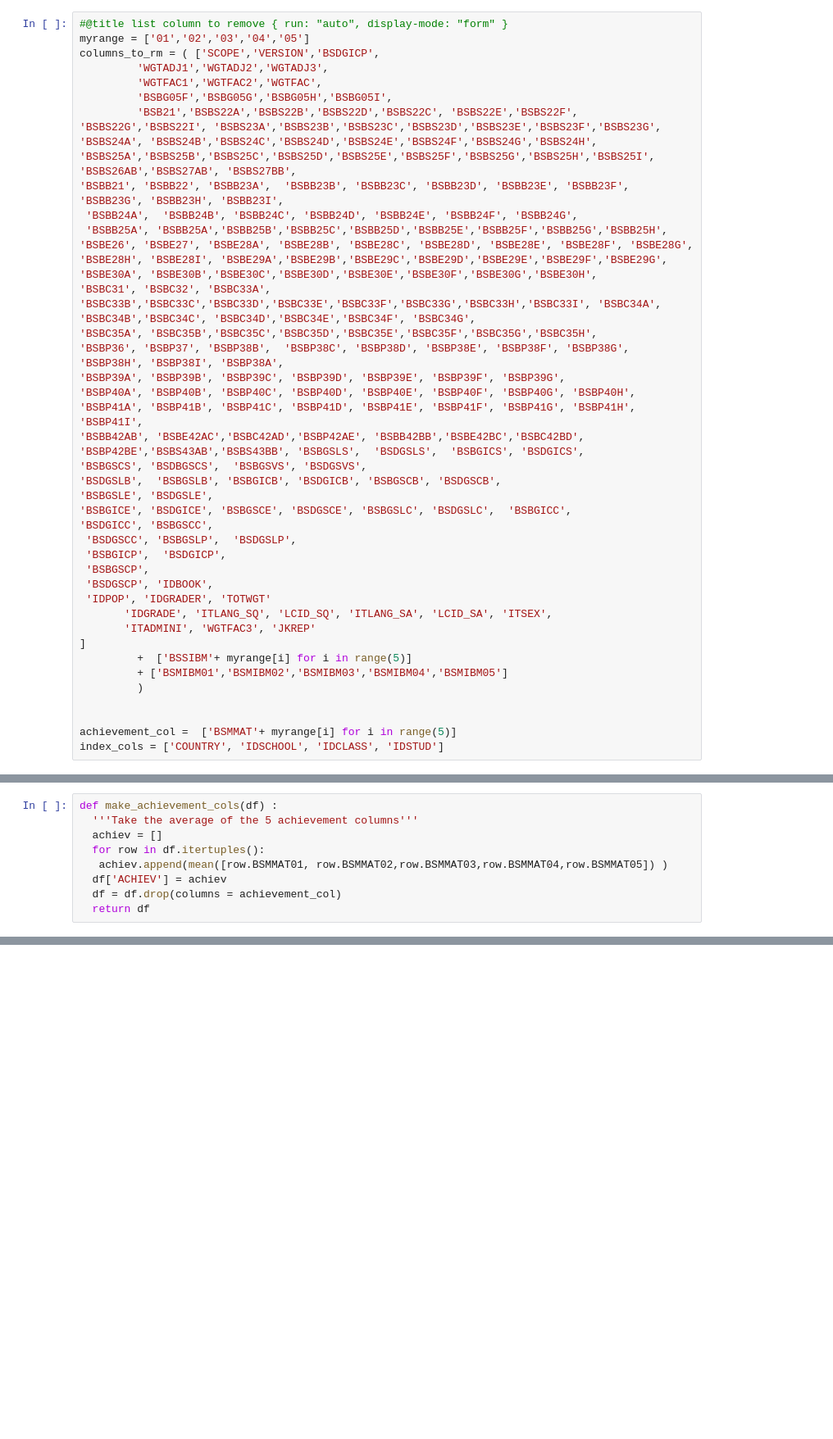
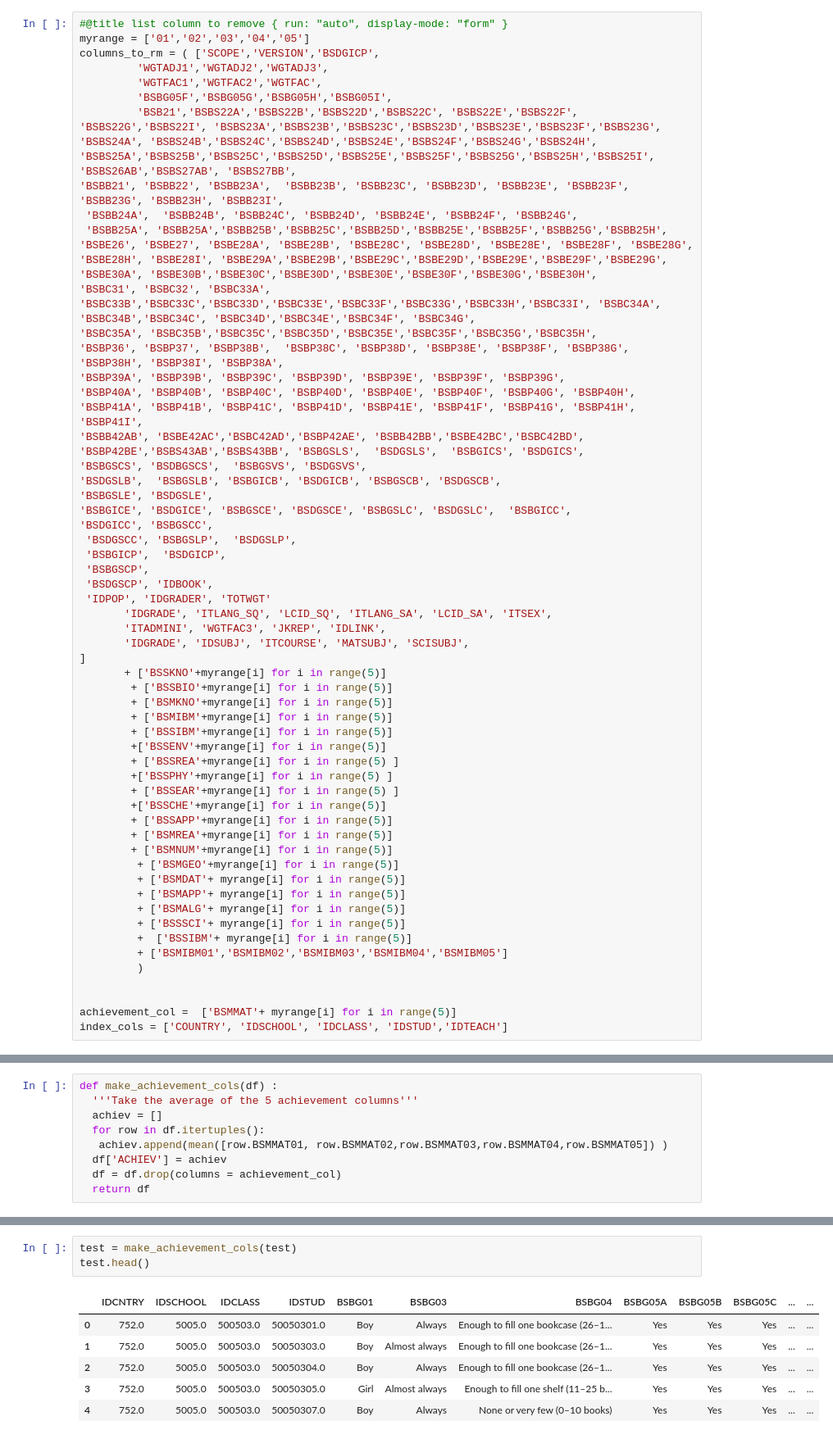
Before and after one commit to AntsaHoneywinner/DSIcapstoneproject, a Jupyter notebook: Capstone_project_Antsa_Rakotondrafara.ipynb, the cells around one changed output, grey strips where cells are left out. Shown: that part at 82% size. Cells and saved outputs as stored; diff of their text form; blank space fills up the shorter version.

```diff
--- a/Capstone_project_Antsa_Rakotondrafara.ipynb
+++ b/Capstone_project_Antsa_Rakotondrafara.ipynb
@@ -226,15 +221,34 @@ columns_to_rm = ( ['SCOPE','VERSION','BSDGICP',
  'BSDGSCP', 'IDBOOK',
  'IDPOP', 'IDGRADER', 'TOTWGT'
        'IDGRADE', 'ITLANG_SQ', 'LCID_SQ', 'ITLANG_SA', 'LCID_SA', 'ITSEX',
-       'ITADMINI', 'WGTFAC3', 'JKREP'
+       'ITADMINI', 'WGTFAC3', 'JKREP', 'IDLINK',
+       'IDGRADE', 'IDSUBJ', 'ITCOURSE', 'MATSUBJ', 'SCISUBJ',
 ]
+       + ['BSSKNO'+myrange[i] for i in range(5)]
+        + ['BSSBIO'+myrange[i] for i in range(5)]
+        + ['BSMKNO'+myrange[i] for i in range(5)]
+        + ['BSMIBM'+myrange[i] for i in range(5)]
+        + ['BSSIBM'+myrange[i] for i in range(5)]
+        +['BSSENV'+myrange[i] for i in range(5)]
+        + ['BSSREA'+myrange[i] for i in range(5) ]
+        +['BSSPHY'+myrange[i] for i in range(5) ]
+        + ['BSSEAR'+myrange[i] for i in range(5) ]
+        +['BSSCHE'+myrange[i] for i in range(5)]
+        + ['BSSAPP'+myrange[i] for i in range(5)]
+        + ['BSMREA'+myrange[i] for i in range(5)]
+        + ['BSMNUM'+myrange[i] for i in range(5)]
+         + ['BSMGEO'+myrange[i] for i in range(5)]
+         + ['BSMDAT'+ myrange[i] for i in range(5)]
+         + ['BSMAPP'+ myrange[i] for i in range(5)]
+         + ['BSMALG'+ myrange[i] for i in range(5)]
+         + ['BSSSCI'+ myrange[i] for i in range(5)]
          +  ['BSSIBM'+ myrange[i] for i in range(5)]
          + ['BSMIBM01','BSMIBM02','BSMIBM03','BSMIBM04','BSMIBM05']
          )
 
 
 achievement_col =  ['BSMMAT'+ myrange[i] for i in range(5)]
-index_cols = ['COUNTRY', 'IDSCHOOL', 'IDCLASS', 'IDSTUD']
+index_cols = ['COUNTRY', 'IDSCHOOL', 'IDCLASS', 'IDSTUD','IDTEACH']
 # %%
 from statistics import mean
 # %%
@@ -303,0 +294,10 @@ pandas.core.series.Series
+# %%
+test = make_achievement_cols(test)
+test.head()
+# %% [output]
+|  | IDCNTRY | IDSCHOOL | IDCLASS | IDSTUD | BSBG01 | BSBG03 | BSBG04 | BSBG05A | BSBG05B | BSBG05C | ... | ... |
+| 0 | 752.0 | 5005.0 | 500503.0 | 50050301.0 | Boy | Always | Enough to fill one bookcase (26–1... | Yes | Yes | Yes | ... | ... |
+| 1 | 752.0 | 5005.0 | 500503.0 | 50050303.0 | Boy | Almost always | Enough to fill one bookcase (26–1... | Yes | Yes | Yes | ... | ... |
+| 2 | 752.0 | 5005.0 | 500503.0 | 50050304.0 | Boy | Always | Enough to fill one bookcase (26–1... | Yes | Yes | Yes | ... | ... |
+| 3 | 752.0 | 5005.0 | 500503.0 | 50050305.0 | Girl | Almost always | Enough to fill one shelf (11–25 b... | Yes | Yes | Yes | ... | ... |
+| 4 | 752.0 | 5005.0 | 500503.0 | 50050307.0 | Boy | Always | None or very few (0–10 books) | Yes | Yes | Yes | ... | ... |
```
Also changed, not shown: parts of 70 cells of this notebook.
